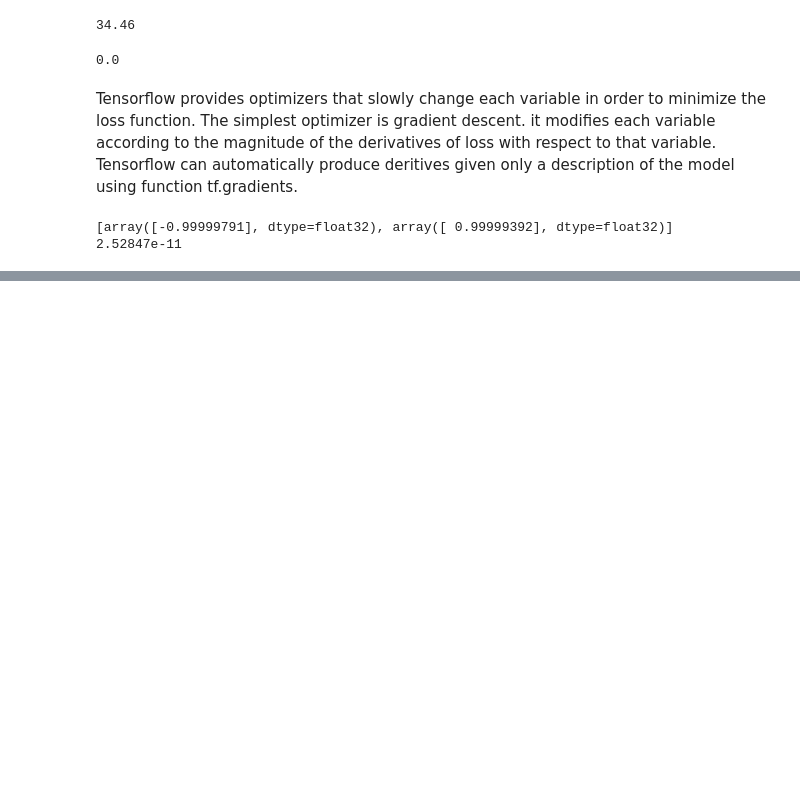
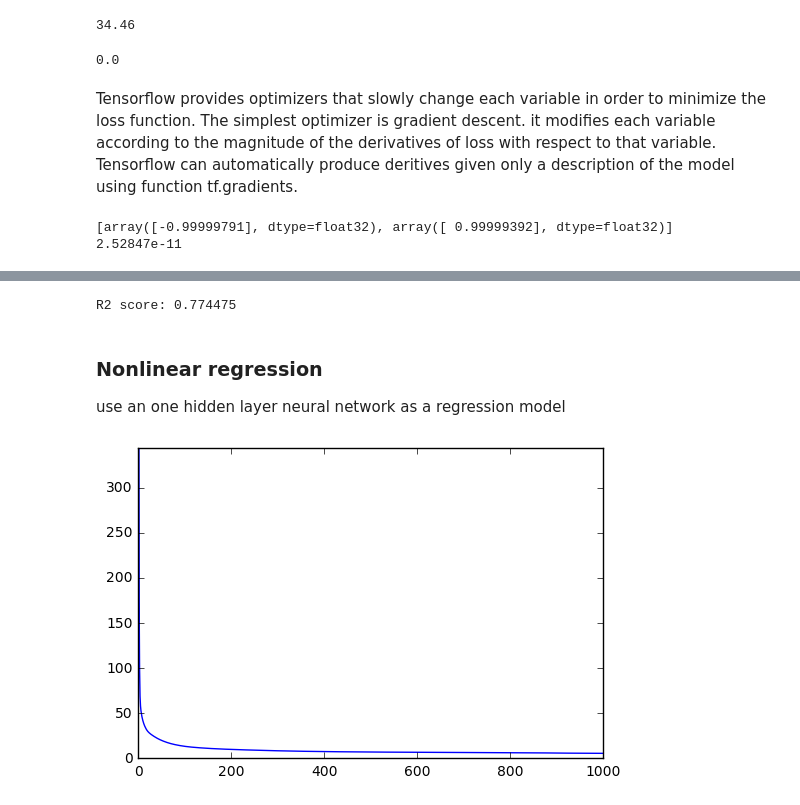
Before and after one commit to faruihuihui/tutorial, a Jupyter notebook: tensorflow.ipynb, the cells around one changed output, grey strips where cells are left out. Saved outputs shown, nothing was run; the diff lists cells and outputs as text; code cells hidden in the pictures; blank space fills up the shorter version.

```diff
--- a/tensorflow.ipynb
+++ b/tensorflow.ipynb
@@ -96,0 +296,39 @@ print(session.run(loss, {x:[1,2,3,4], y:[0,-1,-2,-3]}))
+# %%
+from sklearn.metrics import r2_score
+print "R2 score: %f" % r2_score(test_y, pred_y)
+# %% [output]
+R2 score: 0.774475
+# %% [markdown]
+### Nonlinear regression
+use an one hidden layer neural network as a regression model
+# %%
+learning_rate = 0.05
+momentum = 0.9
+training_epochs = 1000
+hidden = 9
+cost_history = np.empty(shape=[1],dtype=float)
+X = tf.placeholder(tf.float32,[None, n_dim])
+Y = tf.placeholder(tf.float32,[None, 1])
+W1 = tf.Variable(rng.randn(n_dim, hidden), name="weight", dtype=tf.float32)
+b1 = tf.Variable(rng.randn(hidden), name="bias", dtype=tf.float32)
+W2 = tf.Variable(rng.randn(hidden, 1), name="weight", dtype=tf.float32)
+b2 = tf.Variable(rng.randn(), name="bias", dtype=tf.float32)
+h1 = tf.nn.sigmoid(tf.matmul(X, W1) + b1)
+y_ = tf.matmul(h1, W2) + b2
+cost = tf.reduce_mean(tf.square(y_ - Y))
+# training_step = tf.train.AdagradDAOptimizer(learning_rate).minimize(cost)
+training_step = tf.train.GradientDescentOptimizer(learning_rate).minimize(cost)
+# training_step = tf.train.RMSPropOptimizer(learning_rate).minimize(cost)
+# training_step = tf.train.MomentumOptimizer(learning_rate, momentum, use_nesterov=True).minimize(cost)
+sess = tf.Session()
+init = tf.initialize_all_variables()
+sess.run(init)
+for epoch in range(training_epochs):
+    sess.run(training_step,feed_dict={X:train_x,Y:train_y})
+    cost_history = np.append(cost_history,sess.run(cost,feed_dict={X: train_x,Y: train_y}))
+
+plt.plot(range(len(cost_history)),cost_history)
+plt.axis([0,training_epochs,0,np.max(cost_history)])
+plt.show()
+# %% [output]
+[figure, added]
```
Also changed, not shown: parts of 30 cells of this notebook.
